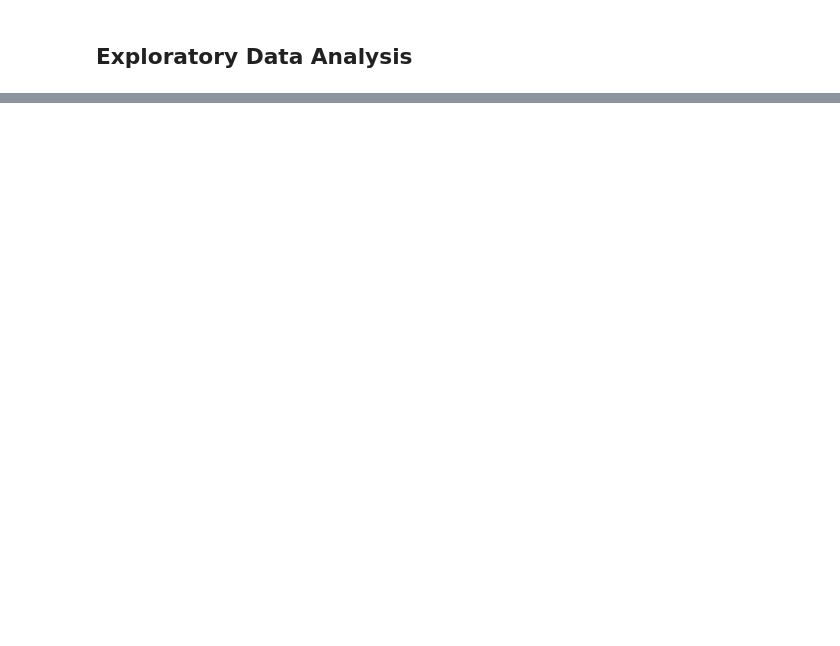
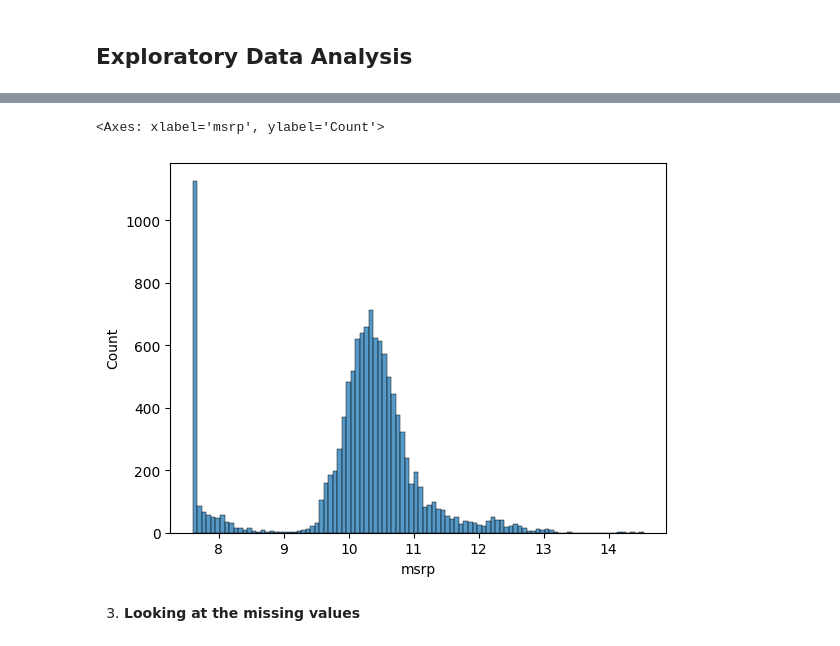
Before and after one commit to pyjom/ml-zoomcamp-2025, a Jupyter notebook: week2/week2.ipynb, the cells around one changed output, grey strips where cells are left out. Saved outputs shown, nothing was run; the diff lists cells and outputs as text; code cells hidden in the pictures; blank space fills up the shorter version.

```diff
--- a/week2/week2.ipynb
+++ b/week2/week2.ipynb
@@ -88,0 +150,3 @@ df.head(3)
+# %%
+price_logs = np.log1p(df.msrp)
+price_logs
@@ -88,0 +166,9 @@ df.head(3)
+# %%
+## Checking its distribution
+
+sns.histplot(price_logs, bins=100)
+# %% [output]
+<Axes: xlabel='msrp', ylabel='Count'>
+[figure, added]
+# %% [markdown]
+3. **Looking at the missing values**
```
Also changed, not shown: parts of 14 cells of this notebook.
